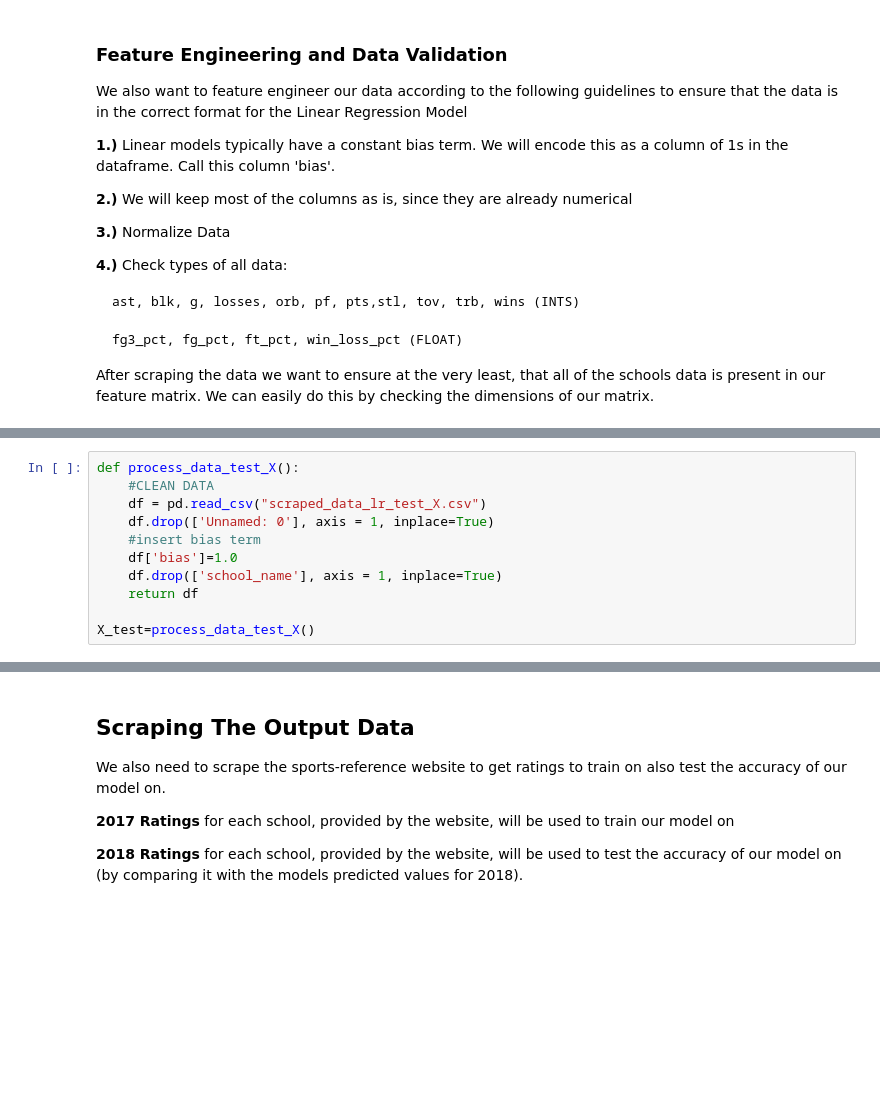
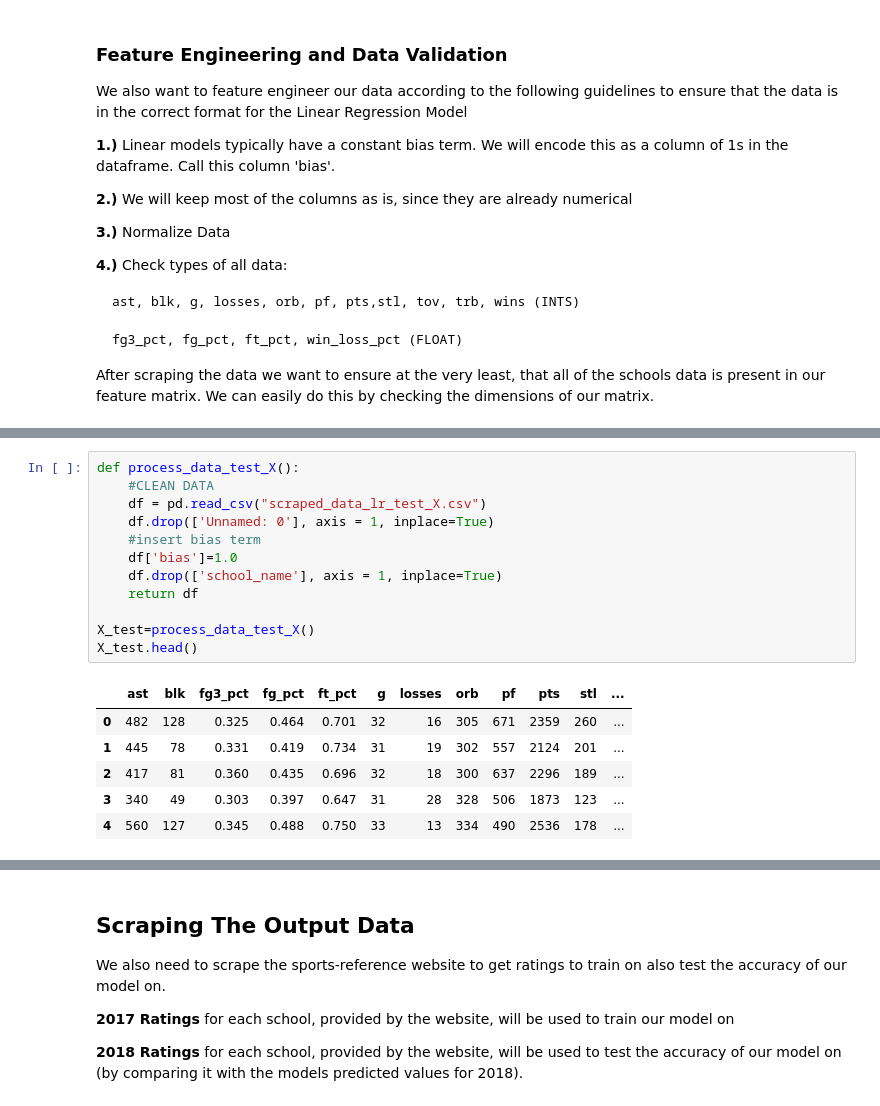
Before and after one commit to mpamin/PDS, a Jupyter notebook: Project.ipynb, the cells around one changed output, grey strips where cells are left out. Saved outputs shown, nothing was run; the diff lists cells and outputs as text; blank space fills up the shorter version.

```diff
--- a/Project.ipynb
+++ b/Project.ipynb
@@ -505,14 +525,22 @@ X_train=process_data()
 # %%
 def process_data_test_X():
     #CLEAN DATA
     df = pd.read_csv("scraped_data_lr_test_X.csv")
     df.drop(['Unnamed: 0'], axis = 1, inplace=True)
     #insert bias term
     df['bias']=1.0
     df.drop(['school_name'], axis = 1, inplace=True)
     return df
 
 X_test=process_data_test_X()
+X_test.head()
+# %% [output]
+|  | ast | blk | fg3_pct | fg_pct | ft_pct | g | losses | orb | pf | pts | stl | ... |
+| 0 | 482 | 128 | 0.325 | 0.464 | 0.701 | 32 | 16 | 305 | 671 | 2359 | 260 | ... |
+| 1 | 445 | 78 | 0.331 | 0.419 | 0.734 | 31 | 19 | 302 | 557 | 2124 | 201 | ... |
+| 2 | 417 | 81 | 0.360 | 0.435 | 0.696 | 32 | 18 | 300 | 637 | 2296 | 189 | ... |
+| 3 | 340 | 49 | 0.303 | 0.397 | 0.647 | 31 | 28 | 328 | 506 | 1873 | 123 | ... |
+| 4 | 560 | 127 | 0.345 | 0.488 | 0.750 | 33 | 13 | 334 | 490 | 2536 | 178 | ... |
 # %%
 print(X_train.shape[0])
 print(X_test.shape[0])
```
Also changed, not shown: parts of 15 cells of this notebook, 5 other files.
